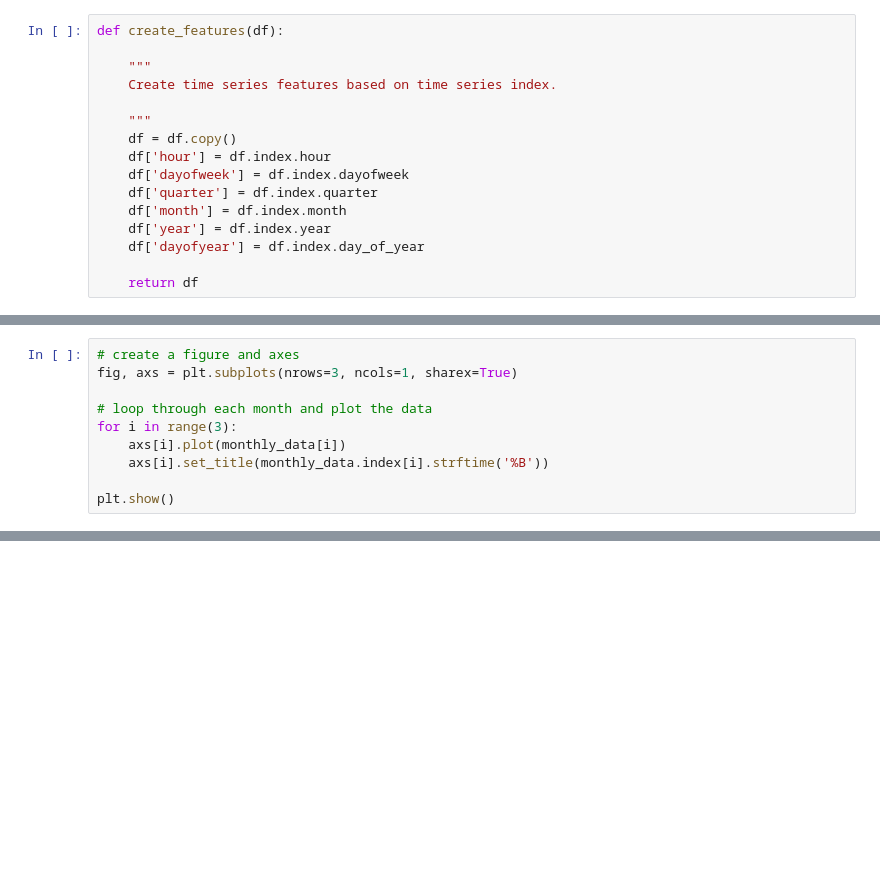
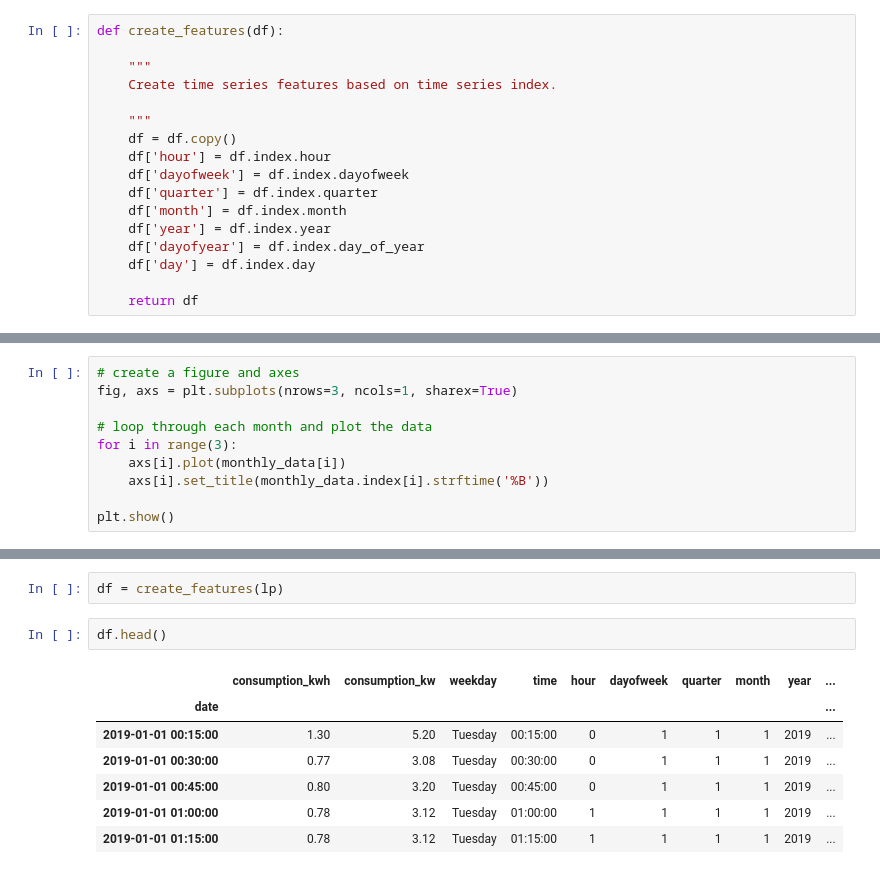
Before and after one commit to Anas20001/Energy_consumption, a Jupyter notebook: electricity_consumption.ipynb, the cells around one changed output, grey strips where cells are left out. Saved outputs shown, nothing was run; the diff lists cells and outputs as text; blank space fills up the shorter version.

```diff
--- a/electricity_consumption.ipynb
+++ b/electricity_consumption.ipynb
@@ -54,6 +56,7 @@ def create_features(df):
     df['month'] = df.index.month
     df['year'] = df.index.year
     df['dayofyear'] = df.index.day_of_year
+    df['day'] = df.index.day
 
     return df
 # %% [markdown]
@@ -821,0 +838,12 @@ plt.show()
+# %%
+df = create_features(lp)
+# %%
+df.head()
+# %% [output]
+|  | consumption_kwh | consumption_kw | weekday | time | hour | dayofweek | quarter | month | year | ... |
+| date |  |  |  |  |  |  |  |  |  | ... |
+| 2019-01-01 00:15:00 | 1.30 | 5.20 | Tuesday | 00:15:00 | 0 | 1 | 1 | 1 | 2019 | ... |
+| 2019-01-01 00:30:00 | 0.77 | 3.08 | Tuesday | 00:30:00 | 0 | 1 | 1 | 1 | 2019 | ... |
+| 2019-01-01 00:45:00 | 0.80 | 3.20 | Tuesday | 00:45:00 | 0 | 1 | 1 | 1 | 2019 | ... |
+| 2019-01-01 01:00:00 | 0.78 | 3.12 | Tuesday | 01:00:00 | 1 | 1 | 1 | 1 | 2019 | ... |
+| 2019-01-01 01:15:00 | 0.78 | 3.12 | Tuesday | 01:15:00 | 1 | 1 | 1 | 1 | 2019 | ... |
```
Also changed, not shown: parts of 22 cells of this notebook, 2 other files.
